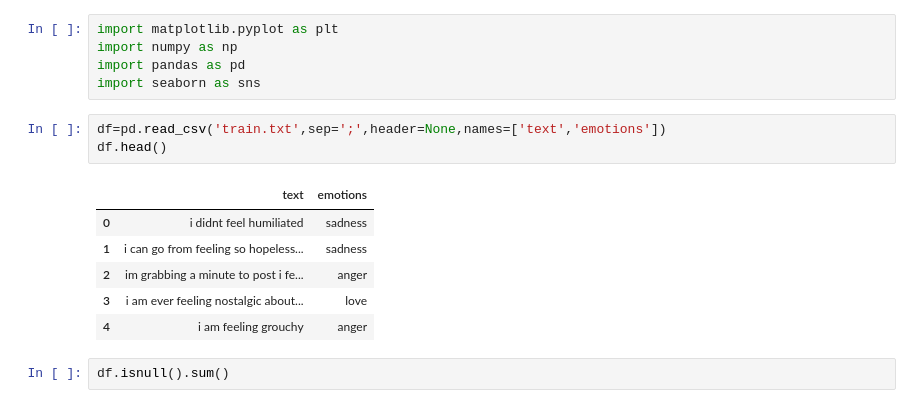
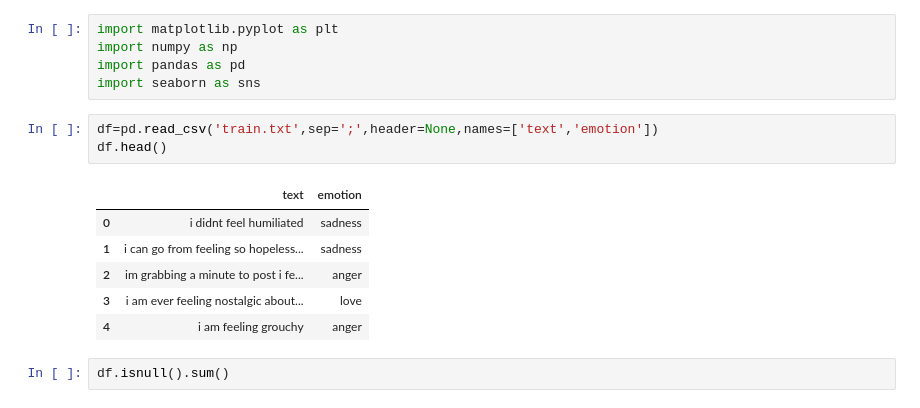
Before and after one commit to Aditirim/NLP_ML, a Jupyter notebook: index.ipynb, the cells around one changed output. Saved outputs shown, nothing was run; the diff lists cells and outputs as text.

```diff
--- a/index.ipynb
+++ b/index.ipynb
@@ -4,10 +4,10 @@ import numpy as np
 import pandas as pd
 import seaborn as sns
 # %%
-df=pd.read_csv('train.txt',sep=';',header=None,names=['text','emotions'])
+df=pd.read_csv('train.txt',sep=';',header=None,names=['text','emotion'])
 df.head()
 # %% [output]
-|  | text | emotions |
+|  | text | emotion |
 | 0 | i didnt feel humiliated | sadness |
 | 1 | i can go from feeling so hopeless... | sadness |
 | 2 | im grabbing a minute to post i fe... | anger |
```
Also changed, not shown: parts of 25 cells of this notebook, 1 other file.
